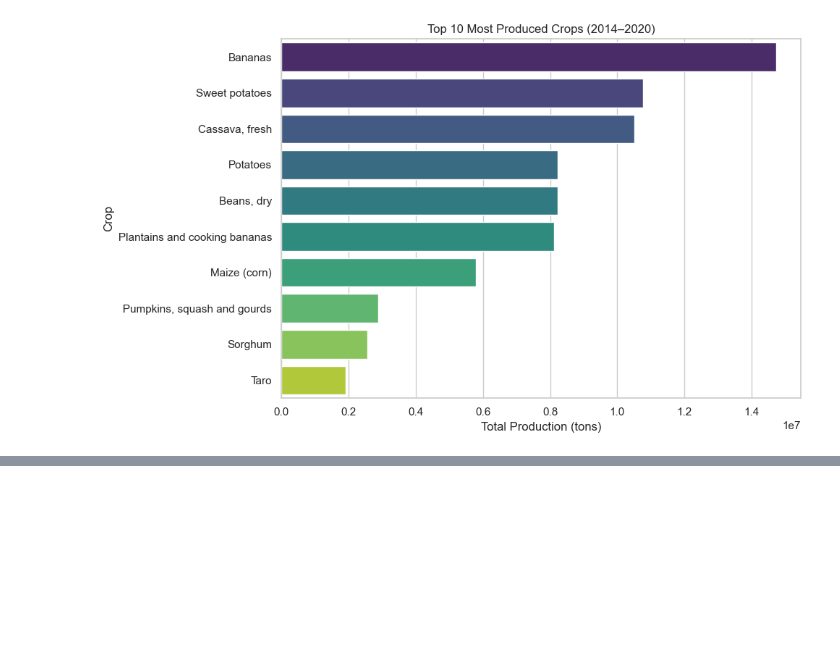
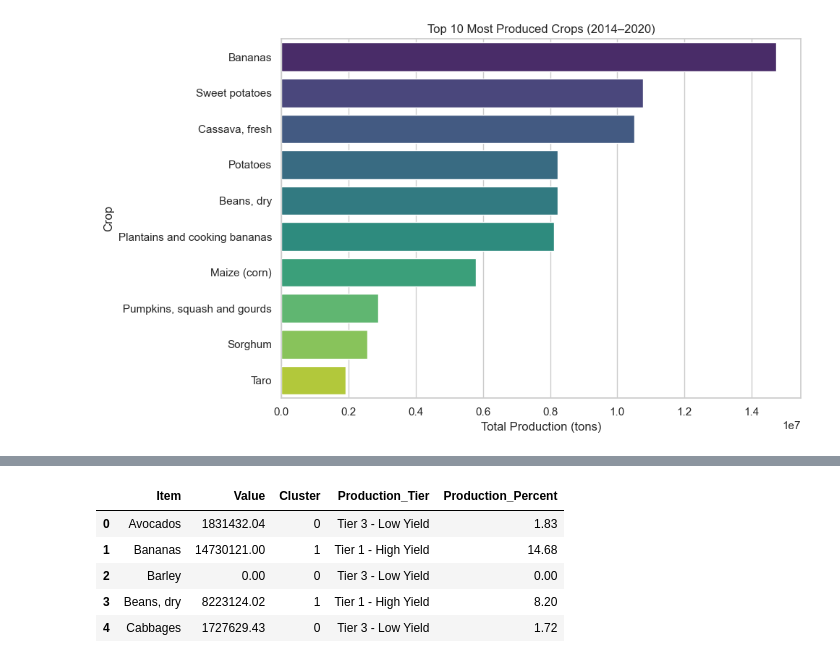
Before and after one commit to honore-munyemana/rwanda-yield-analysis, a Jupyter notebook: rwanda_yield.ipynb, the cells around one changed output, grey strips where cells are left out. Saved outputs shown, nothing was run; the diff lists cells and outputs as text; code cells hidden in the pictures; blank space fills up the shorter version.

```diff
--- a/rwanda_yield.ipynb
+++ b/rwanda_yield.ipynb
@@ -315,3 +315,11 @@ Passing `palette` without assigning `hue` is deprecated and will be removed in v
 # %%
 #  Export final dataset to CSV
 crop_totals.to_csv('data/rwanda_crop_production_trends.csv', index=False)
+# %%
+import pandas as pd
+
+# Re-load previously exported data
+crop_totals = pd.read_csv('data/rwanda_crop_production_trends.csv')
+
+# View the first few rows to confirm
+crop_totals.head()
@@ -317,0 +333,17 @@ crop_totals.to_csv('data/rwanda_crop_production_trends.csv', index=False)
+# %%
+# Add Production Contribution Percent
+crop_totals['Production_Percent'] = (crop_totals['Value'] / crop_totals['Value'].sum()) * 100
+crop_totals['Production_Percent'] = crop_totals['Production_Percent'].round(2)
+
+# Save again
+crop_totals.to_csv('data/rwanda_crop_production_trends.csv', index=False)
+
+# Preview
+crop_totals.head()
+# %% [output]
+|  | Item | Value | Cluster | Production_Tier | Production_Percent |
+| 0 | Avocados | 1831432.04 | 0 | Tier 3 - Low Yield | 1.83 |
+| 1 | Bananas | 14730121.00 | 1 | Tier 1 - High Yield | 14.68 |
+| 2 | Barley | 0.00 | 0 | Tier 3 - Low Yield | 0.00 |
+| 3 | Beans, dry | 8223124.02 | 1 | Tier 1 - High Yield | 8.20 |
+| 4 | Cabbages | 1727629.43 | 0 | Tier 3 - Low Yield | 1.72 |
```
Also changed, not shown: parts of 2 cells of this notebook, 9 other files.
